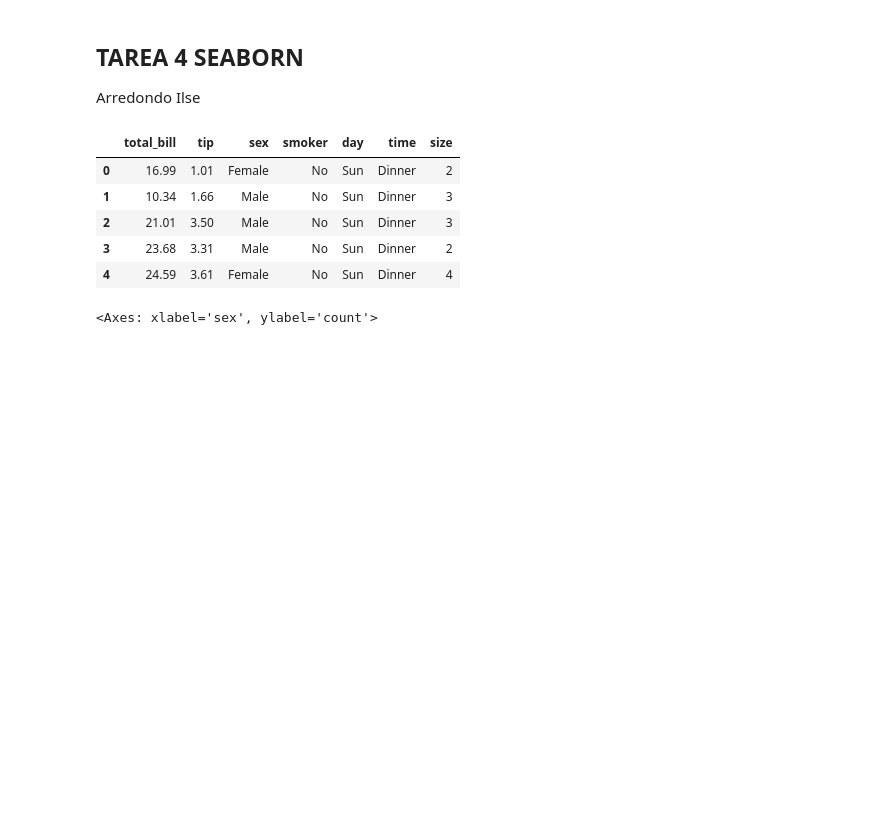
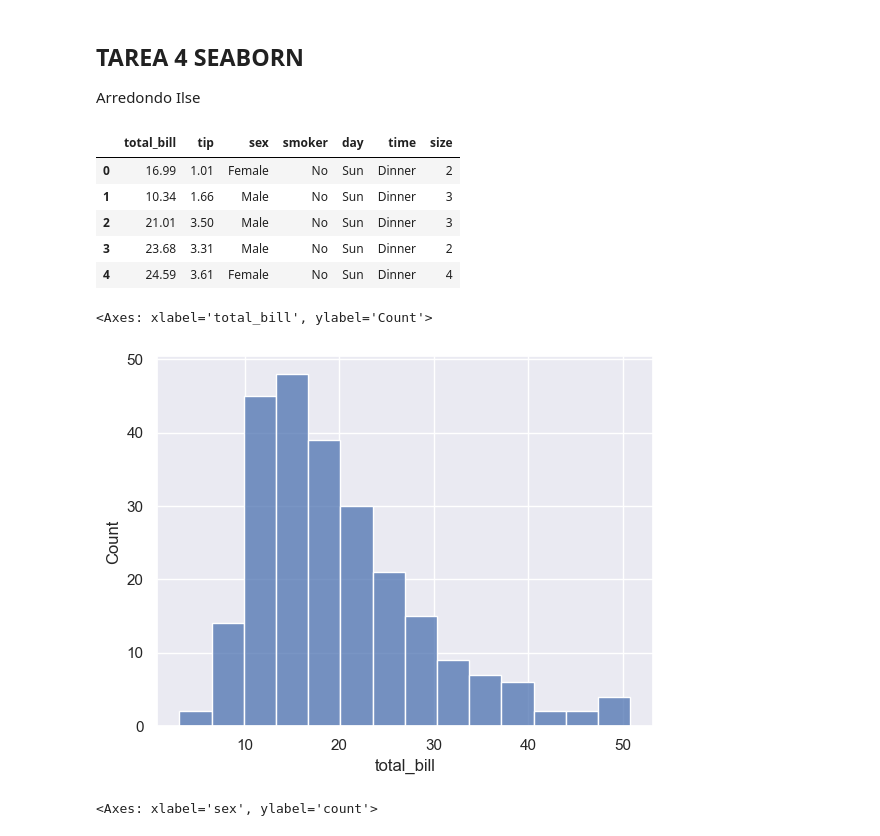
Before and after one commit to ilsear17/Programacion-2, a Jupyter notebook: seaborn.ipynb, the cells around one changed output. Saved outputs shown, nothing was run; the diff lists cells and outputs as text; code cells hidden in the pictures; blank space fills up the shorter version.

```diff
--- a/seaborn.ipynb
+++ b/seaborn.ipynb
@@ -17,6 +17,11 @@ df.head()
 | 2 | 21.01 | 3.50 | Male | No | Sun | Dinner | 3 |
 | 3 | 23.68 | 3.31 | Male | No | Sun | Dinner | 2 |
 | 4 | 24.59 | 3.61 | Female | No | Sun | Dinner | 4 |
+# %%
+sns.histplot(df['total_bill'],kde=False)
+# %% [output]
+<Axes: xlabel='total_bill', ylabel='Count'>
+[figure, added]
 # %%
 sns.countplot(x='sex',data=df)
 # %% [output]
```
Also changed, not shown: parts of 8 cells of this notebook.
